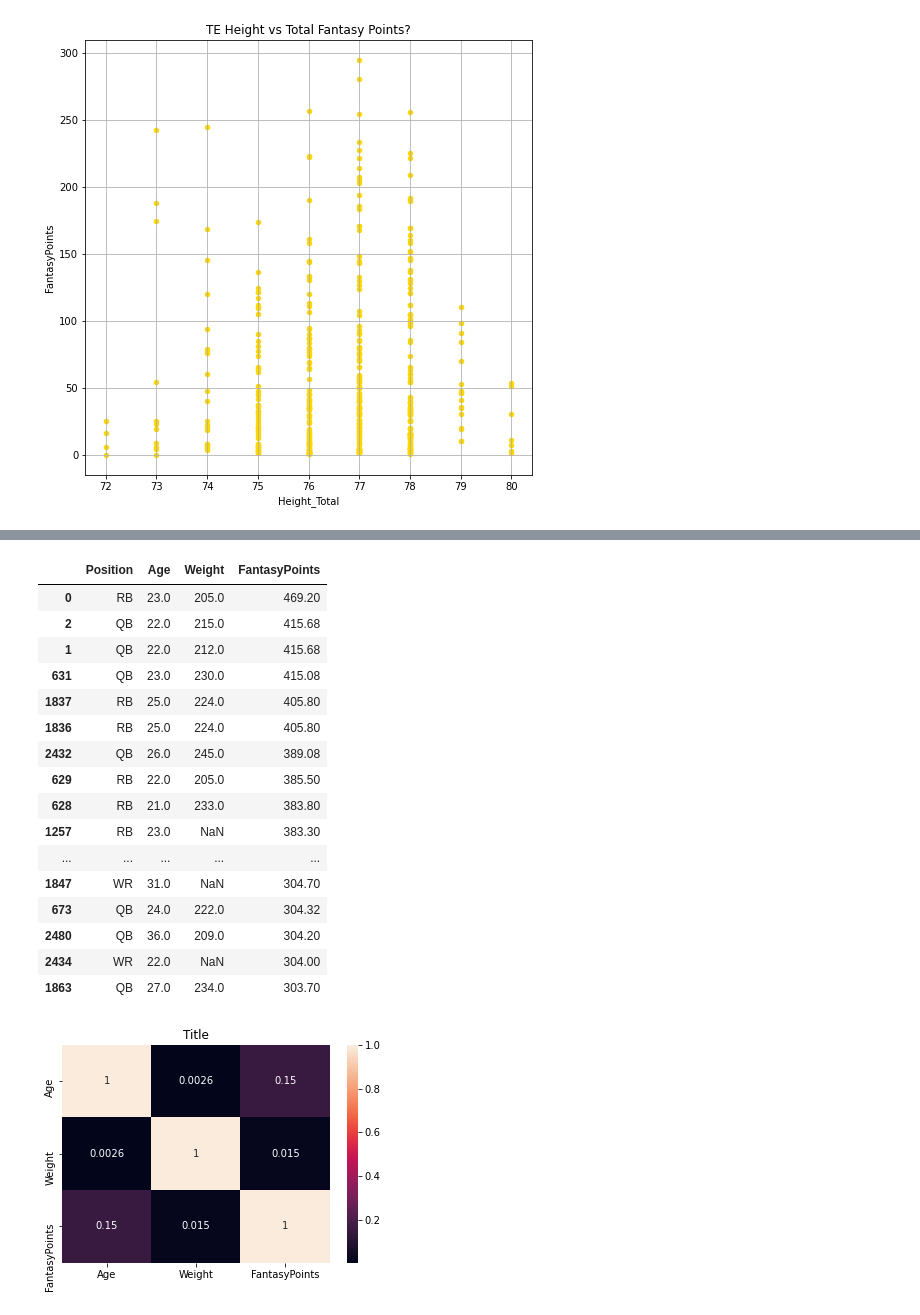
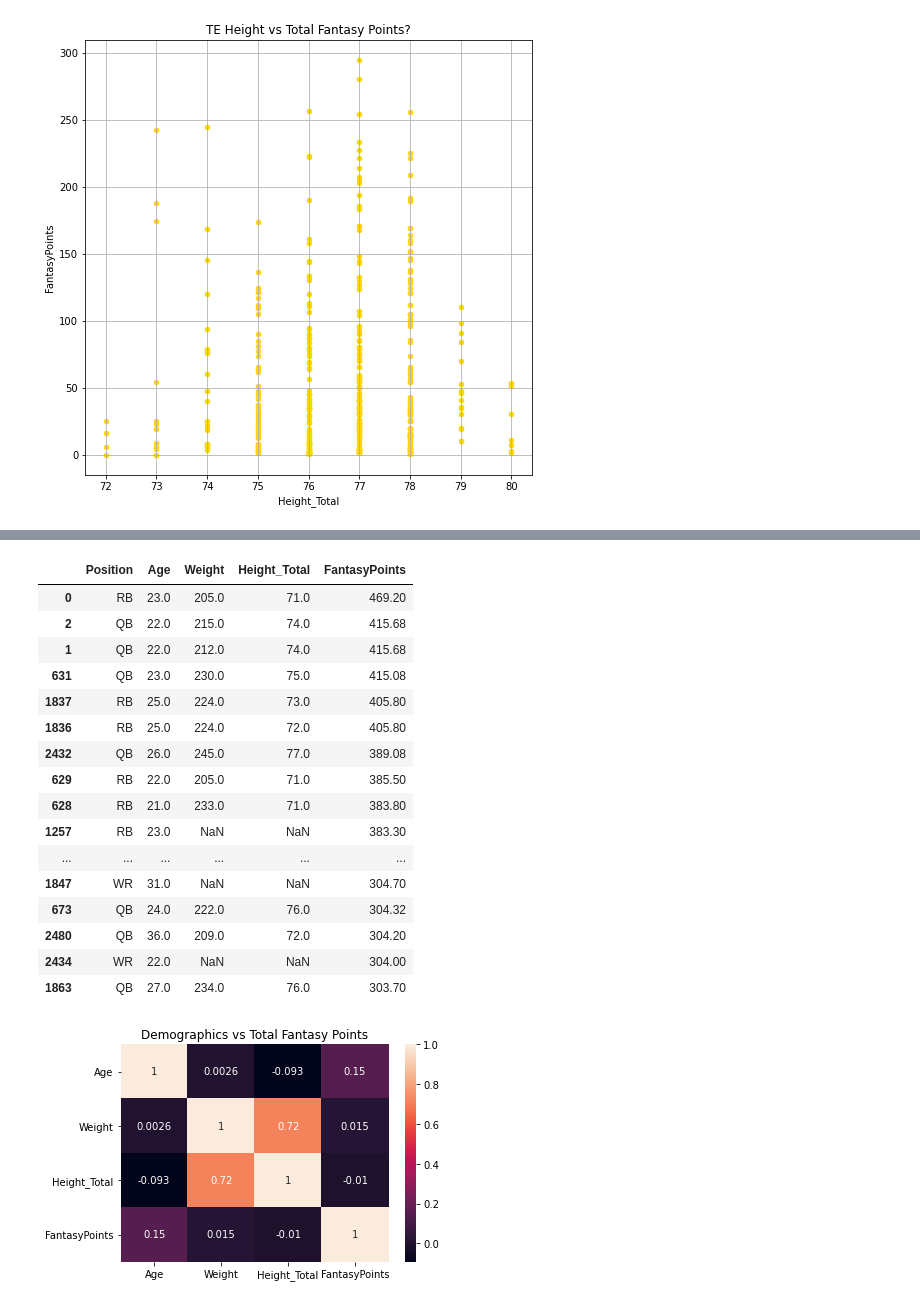
Before and after one commit to tiffanyharris711/pandasy-football, a Jupyter notebook: data.ipynb, the cells around one changed output, grey strips where cells are left out. Cells and saved outputs as stored; diff of their text form; code cells hidden in the pictures.

Commit message:
Updated presentation to include all graphs and charts/updated Jupyter Notebook as well

```diff
--- a/data.ipynb
+++ b/data.ipynb
@@ -379,29 +465,29 @@ te_data.plot(kind="scatter", x="Height_Total", y="FantasyPoints", grid=True, fig
 # %%
 top60 = sorted_df.head(60)
-corr_df = top60[["Position", "Age", "Weight", "FantasyPoints"]]
+corr_df = top60[["Position", "Age", "Weight", "Height_Total", "FantasyPoints"]]
 corr_df
 # %% [output]
-|  | Position | Age | Weight | FantasyPoints |
-| 0 | RB | 23.0 | 205.0 | 469.20 |
-| 2 | QB | 22.0 | 215.0 | 415.68 |
-| 1 | QB | 22.0 | 212.0 | 415.68 |
-| 631 | QB | 23.0 | 230.0 | 415.08 |
-| 1837 | RB | 25.0 | 224.0 | 405.80 |
-| 1836 | RB | 25.0 | 224.0 | 405.80 |
-| 2432 | QB | 26.0 | 245.0 | 389.08 |
-| 629 | RB | 22.0 | 205.0 | 385.50 |
-| 628 | RB | 21.0 | 233.0 | 383.80 |
-| 1257 | RB | 23.0 | NaN | 383.30 |
-| ... | ... | ... | ... | ... |
-| 1847 | WR | 31.0 | NaN | 304.70 |
-| 673 | QB | 24.0 | 222.0 | 304.32 |
-| 2480 | QB | 36.0 | 209.0 | 304.20 |
-| 2434 | WR | 22.0 | NaN | 304.00 |
-| 1863 | QB | 27.0 | 234.0 | 303.70 |
+|  | Position | Age | Weight | Height_Total | FantasyPoints |
+| 0 | RB | 23.0 | 205.0 | 71.0 | 469.20 |
+| 2 | QB | 22.0 | 215.0 | 74.0 | 415.68 |
+| 1 | QB | 22.0 | 212.0 | 74.0 | 415.68 |
+| 631 | QB | 23.0 | 230.0 | 75.0 | 415.08 |
+| 1837 | RB | 25.0 | 224.0 | 73.0 | 405.80 |
+| 1836 | RB | 25.0 | 224.0 | 72.0 | 405.80 |
+| 2432 | QB | 26.0 | 245.0 | 77.0 | 389.08 |
+| 629 | RB | 22.0 | 205.0 | 71.0 | 385.50 |
+| 628 | RB | 21.0 | 233.0 | 71.0 | 383.80 |
+| 1257 | RB | 23.0 | NaN | NaN | 383.30 |
+| ... | ... | ... | ... | ... | ... |
+| 1847 | WR | 31.0 | NaN | NaN | 304.70 |
+| 673 | QB | 24.0 | 222.0 | 76.0 | 304.32 |
+| 2480 | QB | 36.0 | 209.0 | 72.0 | 304.20 |
+| 2434 | WR | 22.0 | NaN | NaN | 304.00 |
+| 1863 | QB | 27.0 | 234.0 | 76.0 | 303.70 |
 # %%
-corrMatrix = sorted_df[["Age", "Weight", "FantasyPoints"]].loc[sorted_df["Position"] == "WR"].corr()
-sn.heatmap(corrMatrix, annot=True).set_title("Title")
+corrMatrix = sorted_df[["Age", "Weight", "Height_Total", "FantasyPoints"]].loc[sorted_df["Position"] == "WR"].corr()
+sn.heatmap(corrMatrix, annot=True).set_title("Demographics vs Total Fantasy Points")
 plt.show()
 # %% [output]
-[figure, old version]
+[figure, new version]
 # %%
```
Also changed, not shown: parts of 16 cells of this notebook, 2 other files.
